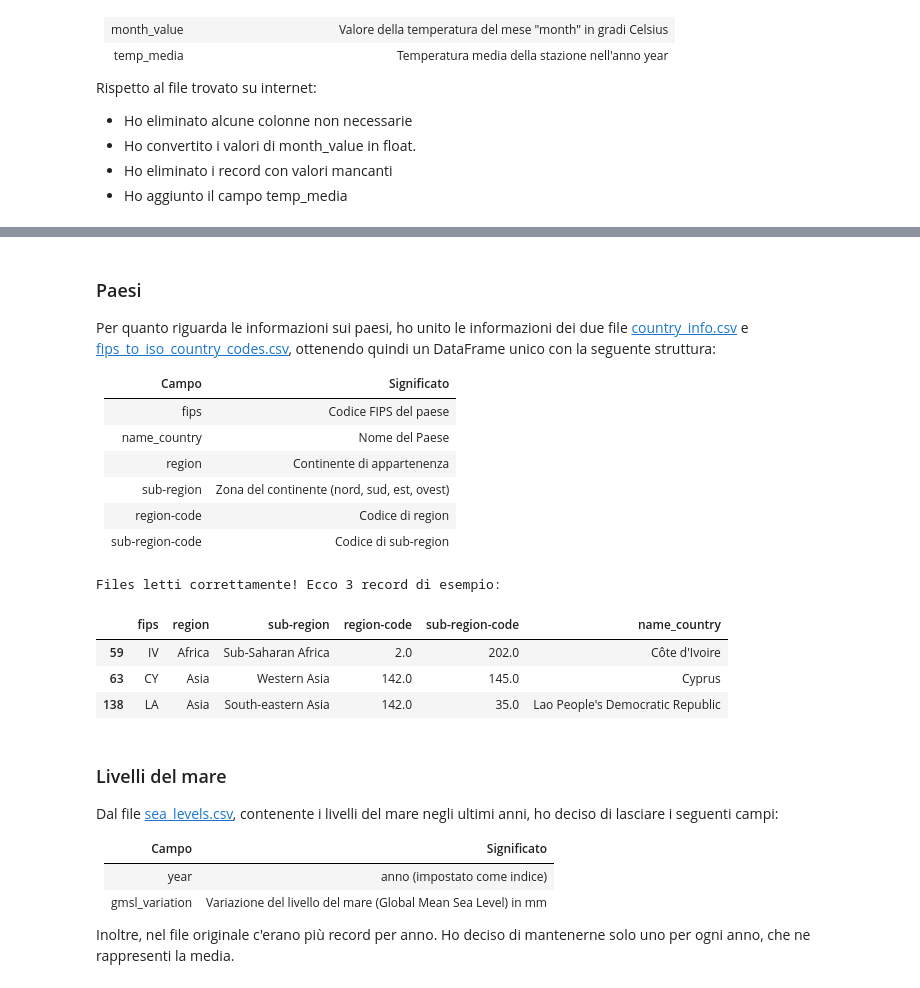
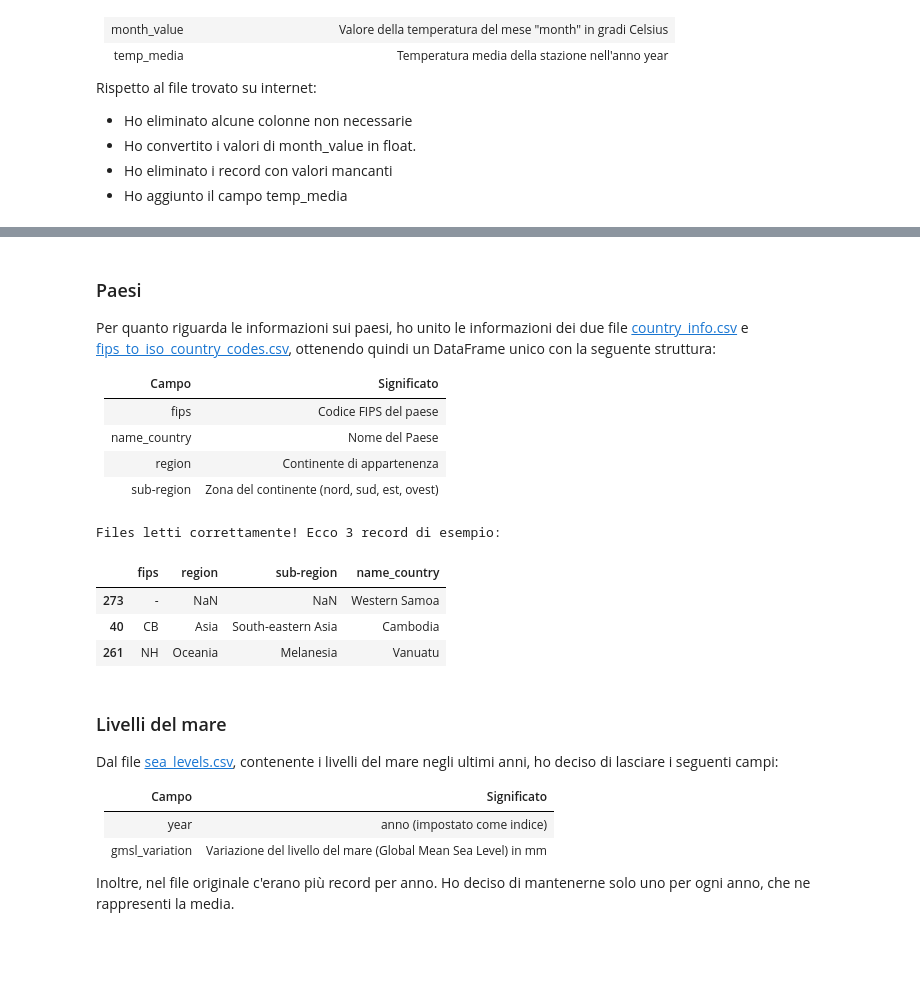
Before and after one commit to ElenaCurti/big-data, a Jupyter notebook: Attivita_03_DataAnalytics/file.ipynb, the cells around one changed output, grey strips where cells are left out. Saved outputs shown, nothing was run; the diff lists cells and outputs as text; code cells hidden in the pictures; blank space fills up the shorter version.

```diff
--- a/Attivita_03_DataAnalytics/file.ipynb
+++ b/Attivita_03_DataAnalytics/file.ipynb
@@ -206,34 +183,32 @@ Per quanto riguarda le informazioni sui paesi, ho unito le informazioni dei due
 |name_country| Nome del Paese|
 |region| Continente di appartenenza|
 |sub-region| Zona del continente (nord, sud, est, ovest)|
-|region-code| Codice di region|
-|sub-region-code| Codice di sub-region|
 # %%
 # File dei paesi
 FILE_ORIGINALE_FIPS_TO_ISO = DATA_ORIGINAL_FOLDER + "fips_to_iso_country_codes.csv"
 FILE_ORIGINALE_COUNTRY_INFO = DATA_ORIGINAL_FOLDER + "countries_info.csv"
 
 # Leggo i files originali
 df_fips_tmp = pd.read_csv(FILE_ORIGINALE_FIPS_TO_ISO)
 df_country = pd.read_csv(FILE_ORIGINALE_COUNTRY_INFO)
 
 # Faccio il join sul codice alpha-2
 df_country = pd.merge(df_fips_tmp, df_country, how='left',left_on='ISO 3166', right_on='alpha-2')
 
 # Elimino le colonne non necessarie e rinomino le altre
-df_country = df_country.drop(['ISO 3166','iso_3166-2', 'alpha-3', 'alpha-2', 'country-code', 'intermediate-region', 'intermediate-region-code'], axis=1)
+df_country = df_country.drop(['ISO 3166','iso_3166-2', 'alpha-3', 'alpha-2', 'country-code', 'intermediate-region', 'intermediate-region-code', 'region-code', 'sub-region-code'], axis=1)
 df_country['name_country'] = df_country.apply(lambda x : str(x['Name'] if pd.isna(x["name"]) else x['name']), axis=1)
 df_country = df_country.drop([ 'name', 'Name'], axis=1)
 df_country = df_country.rename(columns={"FIPS 10-4":"fips"})
 
 print("Files letti correttamente! Ecco 3 record di esempio: ")
 df_country.sample(3)
 # %% [output]
 Files letti correttamente! Ecco 3 record di esempio:
-|  | fips | region | sub-region | region-code | sub-region-code | name_country |
-| 59 | IV | Africa | Sub-Saharan Africa | 2.0 | 202.0 | Côte d'Ivoire |
-| 63 | CY | Asia | Western Asia | 142.0 | 145.0 | Cyprus |
-| 138 | LA | Asia | South-eastern Asia | 142.0 | 35.0 | Lao People's Democratic Republic |
+|  | fips | region | sub-region | name_country |
+| 273 | - | NaN | NaN | Western Samoa |
+| 40 | CB | Asia | South-eastern Asia | Cambodia |
+| 261 | NH | Oceania | Melanesia | Vanuatu |
 # %% [markdown]
 ### Livelli del mare
 Dal file [sea_levels.csv](applicazione/data/original/sea_levels.csv), contenente i livelli del mare negli ultimi anni, ho deciso di lasciare i seguenti campi:
```
Also changed, not shown: parts of 48 cells of this notebook, 1 other file.
